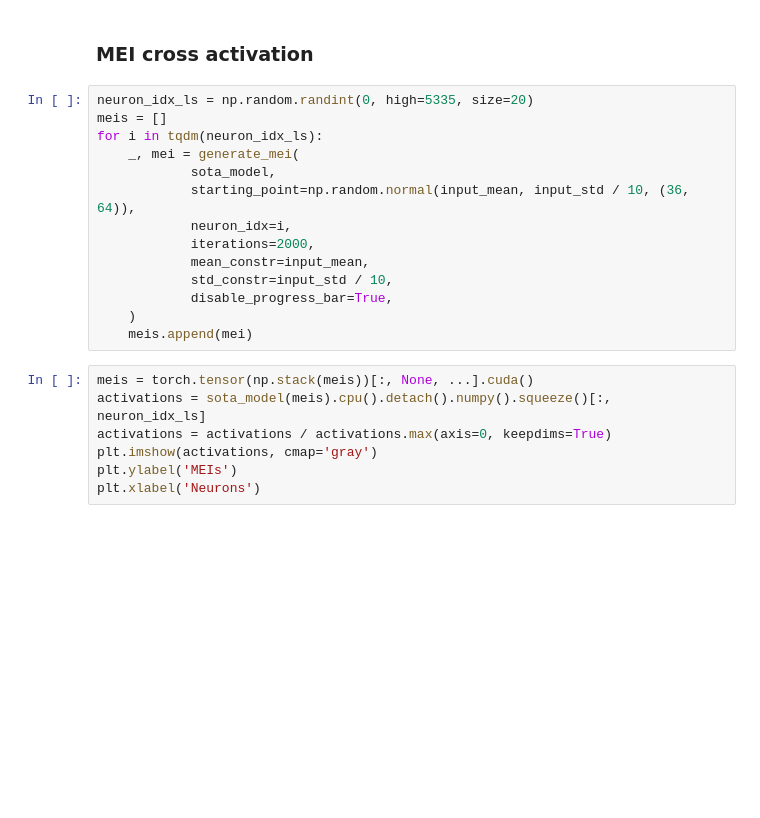
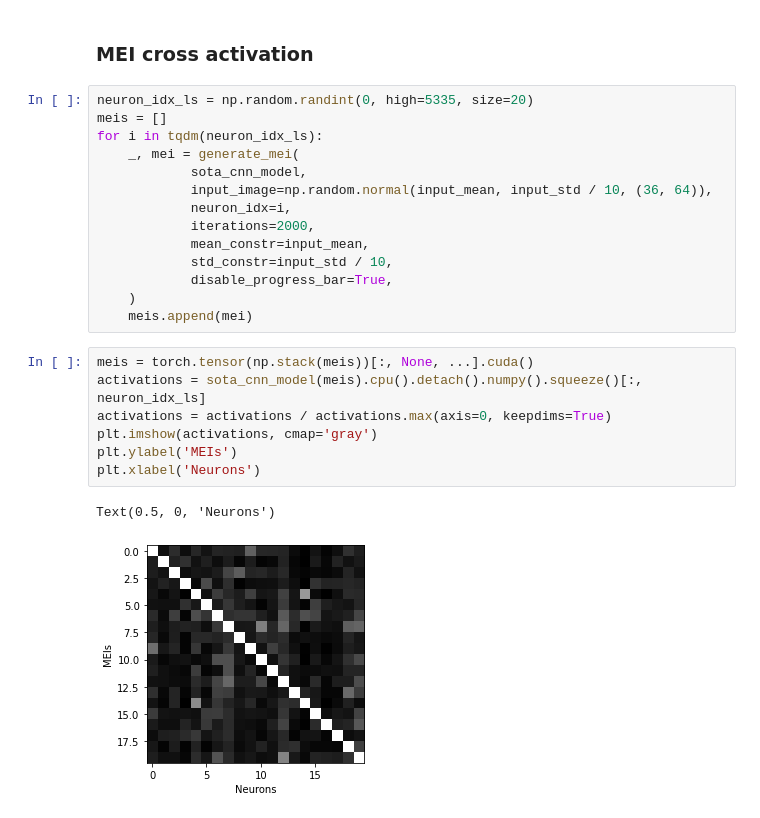
Before and after one commit to eywalker/Lviv-2021, a Jupyter notebook: notebooks/DeepLearing in Neuroscience.ipynb, the cells around one changed output. Drawn from its saved outputs; the diff is of its cells as text; blank space fills up the shorter version.

```diff
--- a/notebooks/DeepLearing in Neuroscience.ipynb
+++ b/notebooks/DeepLearing in Neuroscience.ipynb
@@ -1102,8 +1123,8 @@ neuron_idx_ls = np.random.randint(0, high=5335, size=20)
 meis = []
 for i in tqdm(neuron_idx_ls):
     _, mei = generate_mei(
-            sota_model,
-            starting_point=np.random.normal(input_mean, input_std / 10, (36, 64)),
+            sota_cnn_model,
+            input_image=np.random.normal(input_mean, input_std / 10, (36, 64)),
             neuron_idx=i,
             iterations=2000,
             mean_constr=input_mean,
@@ -1113,8 +1134,11 @@ for i in tqdm(neuron_idx_ls):
     meis.append(mei)
 # %%
 meis = torch.tensor(np.stack(meis))[:, None, ...].cuda()
-activations = sota_model(meis).cpu().detach().numpy().squeeze()[:, neuron_idx_ls]
+activations = sota_cnn_model(meis).cpu().detach().numpy().squeeze()[:, neuron_idx_ls]
 activations = activations / activations.max(axis=0, keepdims=True)
 plt.imshow(activations, cmap='gray')
 plt.ylabel('MEIs')
 plt.xlabel('Neurons')
+# %% [output]
+Text(0.5, 0, 'Neurons')
+[figure, added]
```
Also changed, not shown: parts of 6 cells of this notebook.
